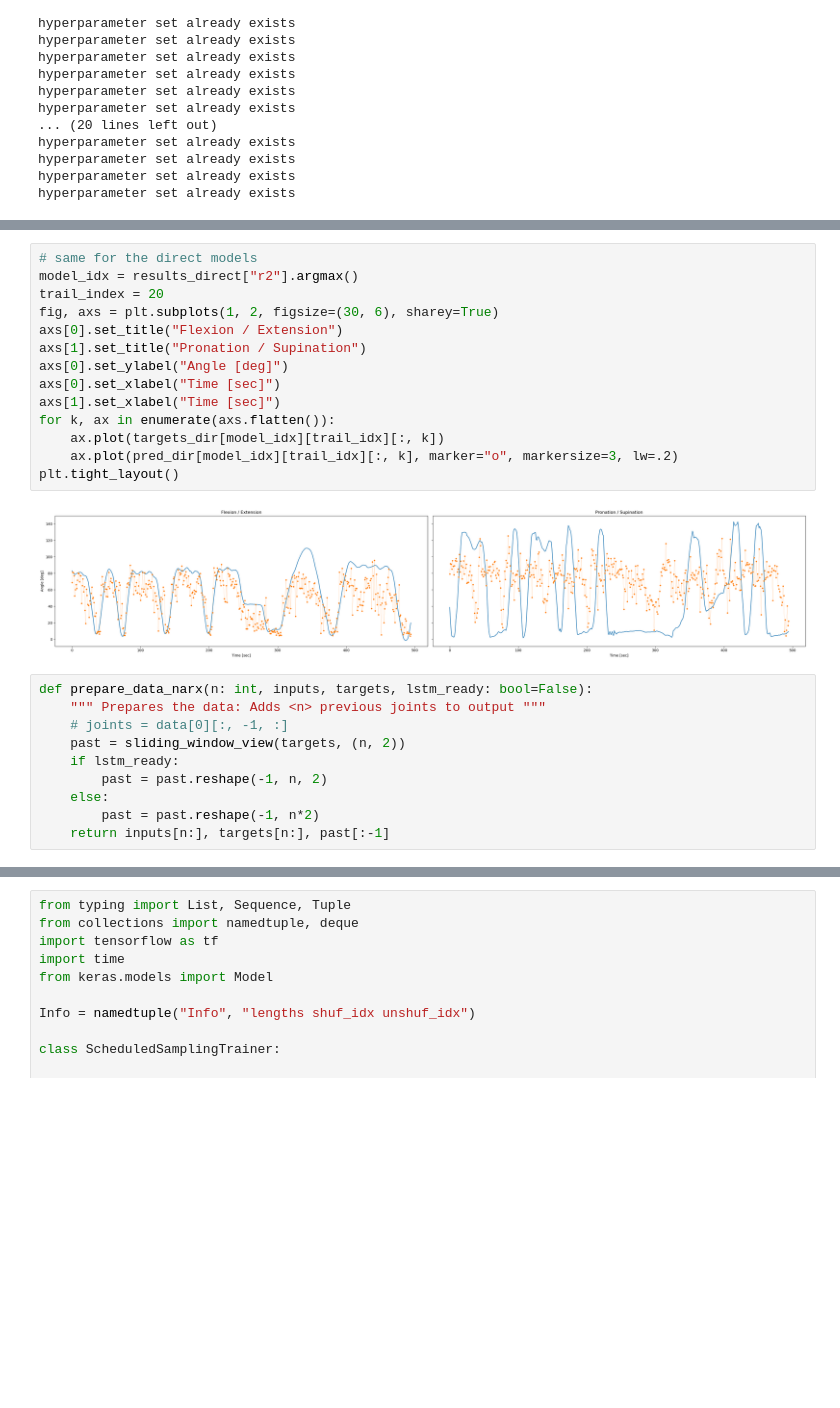
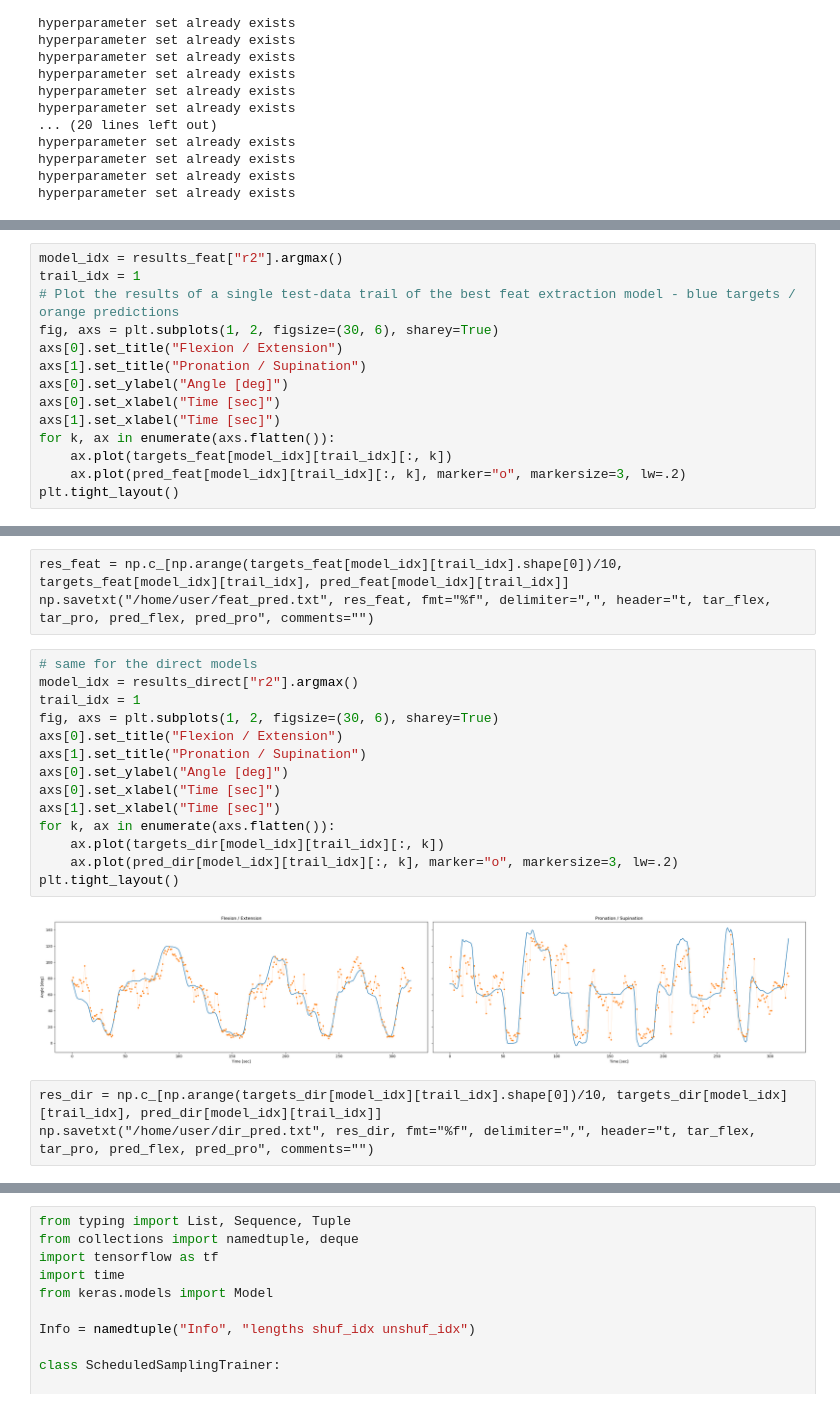
Before and after one commit to gjmm07/Masterthesis, a Jupyter notebook: JointAnglePrediction.ipynb, the cells around one changed output, grey strips where cells are left out. Saved outputs shown, nothing was run; the diff lists cells and outputs as text; blank space fills up the shorter version.

Commit message:
narx first results

```diff
--- a/JointAnglePrediction.ipynb
+++ b/JointAnglePrediction.ipynb
@@ -599,0 +586,14 @@ plt.tight_layout()
+# %%
+model_idx = results_feat["r2"].argmax()
+trail_idx = 1
+# Plot the results of a single test-data trail of the best feat extraction model - blue targets / orange predictions
+fig, axs = plt.subplots(1, 2, figsize=(30, 6), sharey=True)
+axs[0].set_title("Flexion / Extension")
+axs[1].set_title("Pronation / Supination")
+axs[0].set_ylabel("Angle [deg]")
+axs[0].set_xlabel("Time [sec]")
+axs[1].set_xlabel("Time [sec]")
+for k, ax in enumerate(axs.flatten()):
+    ax.plot(targets_feat[model_idx][trail_idx][:, k])
+    ax.plot(pred_feat[model_idx][trail_idx][:, k], marker="o", markersize=3, lw=.2)
+plt.tight_layout()
@@ -600,26 +602,22 @@ plt.tight_layout()
+# %% [raw]
+res_feat = np.c_[np.arange(targets_feat[model_idx][trail_idx].shape[0])/10, targets_feat[model_idx][trail_idx], pred_feat[model_idx][trail_idx]]
+np.savetxt("/home/user/feat_pred.txt", res_feat, fmt="%f", delimiter=",", header="t, tar_flex, tar_pro, pred_flex, pred_pro", comments="")
 # %%
 # same for the direct models
 model_idx = results_direct["r2"].argmax()
-trail_index = 20
+trail_idx = 1
 fig, axs = plt.subplots(1, 2, figsize=(30, 6), sharey=True)
 axs[0].set_title("Flexion / Extension")
 axs[1].set_title("Pronation / Supination")
 axs[0].set_ylabel("Angle [deg]")
 axs[0].set_xlabel("Time [sec]")
 axs[1].set_xlabel("Time [sec]")
 for k, ax in enumerate(axs.flatten()):
     ax.plot(targets_dir[model_idx][trail_idx][:, k])
     ax.plot(pred_dir[model_idx][trail_idx][:, k], marker="o", markersize=3, lw=.2)
 plt.tight_layout()
 # %% [output]
-[figure, old version]
+[figure, new version]
-# %%
-def prepare_data_narx(n: int, inputs, targets, lstm_ready: bool=False):
-    """ Prepares the data: Adds <n> previous joints to output """
-    # joints = data[0][:, -1, :]
-    past = sliding_window_view(targets, (n, 2))
-    if lstm_ready:
-        past = past.reshape(-1, n, 2)
-    else:
-        past = past.reshape(-1, n*2)
-    return inputs[n:], targets[n:], past[:-1]
+# %% [raw]
+res_dir = np.c_[np.arange(targets_dir[model_idx][trail_idx].shape[0])/10, targets_dir[model_idx][trail_idx], pred_dir[model_idx][trail_idx]]
+np.savetxt("/home/user/dir_pred.txt", res_dir, fmt="%f", delimiter=",", header="t, tar_flex, tar_pro, pred_flex, pred_pro", comments="")
```
Also changed, not shown: parts of 14 cells of this notebook, 19 other files.
